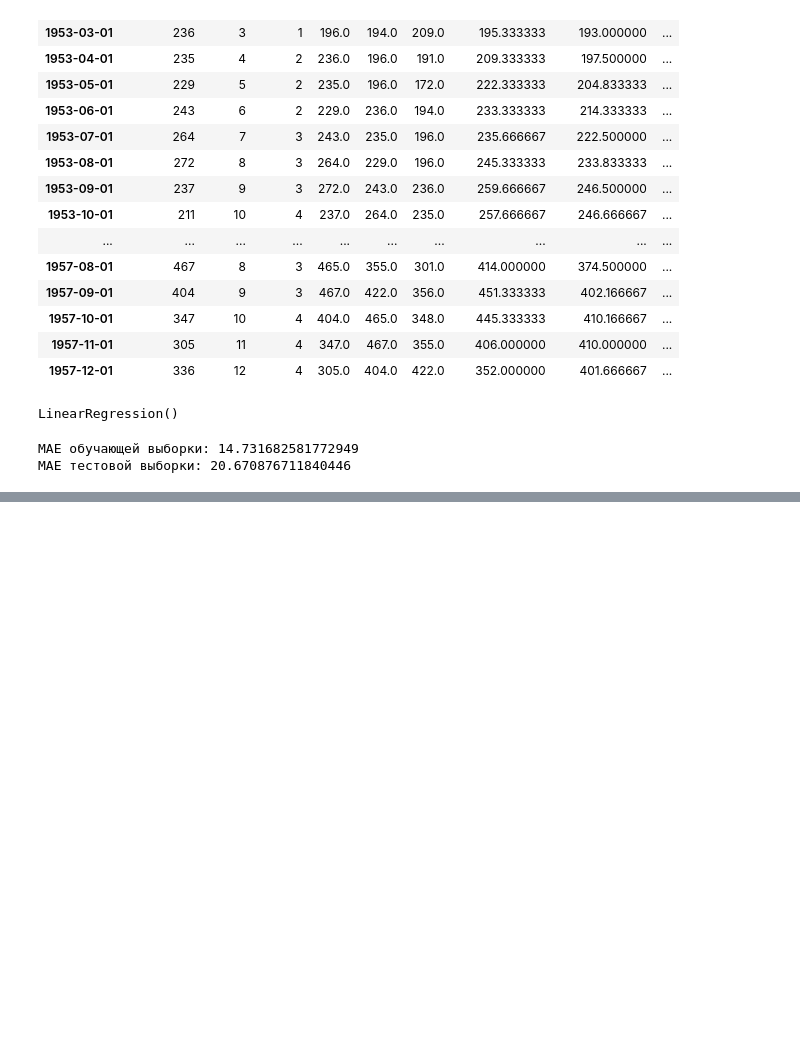
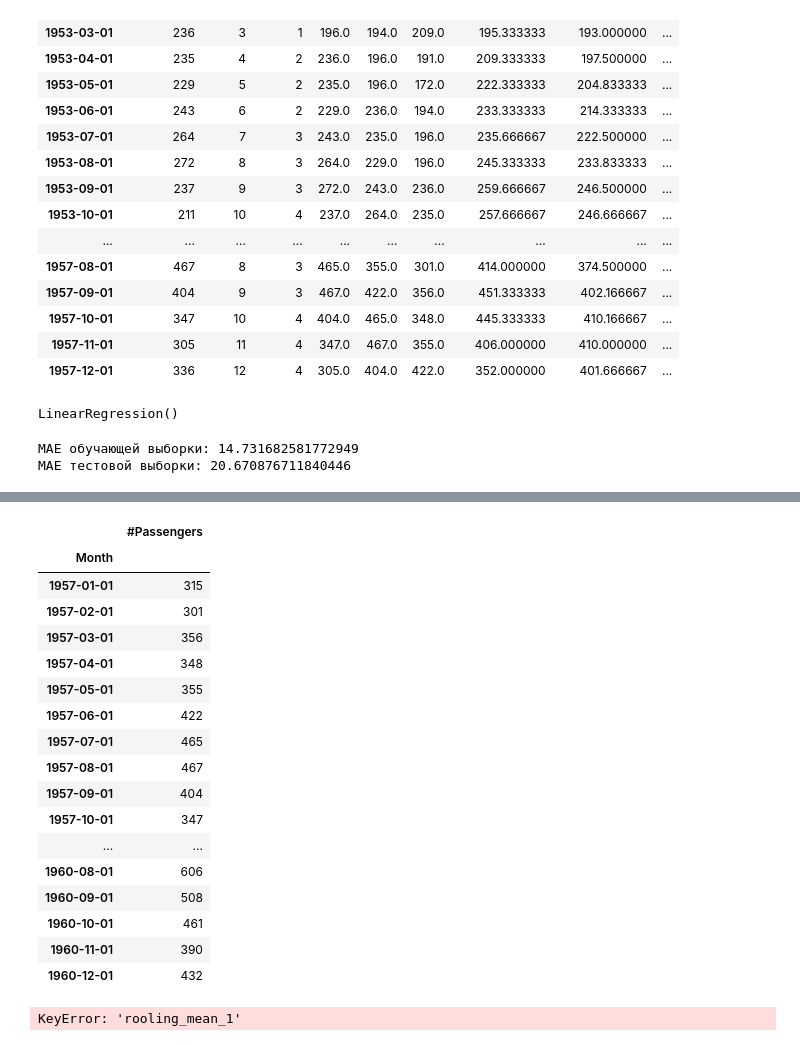
Before and after one commit to korsh624/DS, a Jupyter notebook: 2.7/task.ipynb, the cells around one changed output, grey strips where cells are left out. Cells and saved outputs as stored; diff of their text form; code cells hidden in the pictures; blank space fills up the shorter version.

```diff
--- a/2.7/task.ipynb
+++ b/2.7/task.ipynb
@@ -37,6 +38,7 @@ else:
 # %% [output]
 Индекс монотонно возрастает.
 # %%
+all_data=data
 filtred_data=data['1952':'1957']
 # %%
 decomposition=seasonal_decompose(filtred_data, model='multiplicative')
@@ -178,0 +189,5 @@ ax.plot(train_prediction, c='darkslategrey', lable='train_prediction', linestyle
+# %%
+data2=all_data['1957':'1960']
+print(data2.index.min(), data2.index.max())
+data2
+# %% [output]
@@ -178,0 +195,18 @@ ax.plot(train_prediction, c='darkslategrey', lable='train_prediction', linestyle
+|  | #Passengers |
+| Month |  |
+| 1957-01-01 | 315 |
+| 1957-02-01 | 301 |
+| 1957-03-01 | 356 |
+| 1957-04-01 | 348 |
+| 1957-05-01 | 355 |
+| 1957-06-01 | 422 |
+| 1957-07-01 | 465 |
+| 1957-08-01 | 467 |
+| 1957-09-01 | 404 |
+| 1957-10-01 | 347 |
+| ... | ... |
+| 1960-08-01 | 606 |
+| 1960-09-01 | 508 |
+| 1960-10-01 | 461 |
+| 1960-11-01 | 390 |
+| 1960-12-01 | 432 |
@@ -178,0 +215,6 @@ ax.plot(train_prediction, c='darkslategrey', lable='train_prediction', linestyle
+# %%
+
+data_with_features=make_features(data2[['Passengers']].copy(), 6, 6)
+data_with_features.head(10)
+# %% [output]
+KeyError: 'rooling_mean_1'
```
Also changed, not shown: parts of 4 cells of this notebook.
